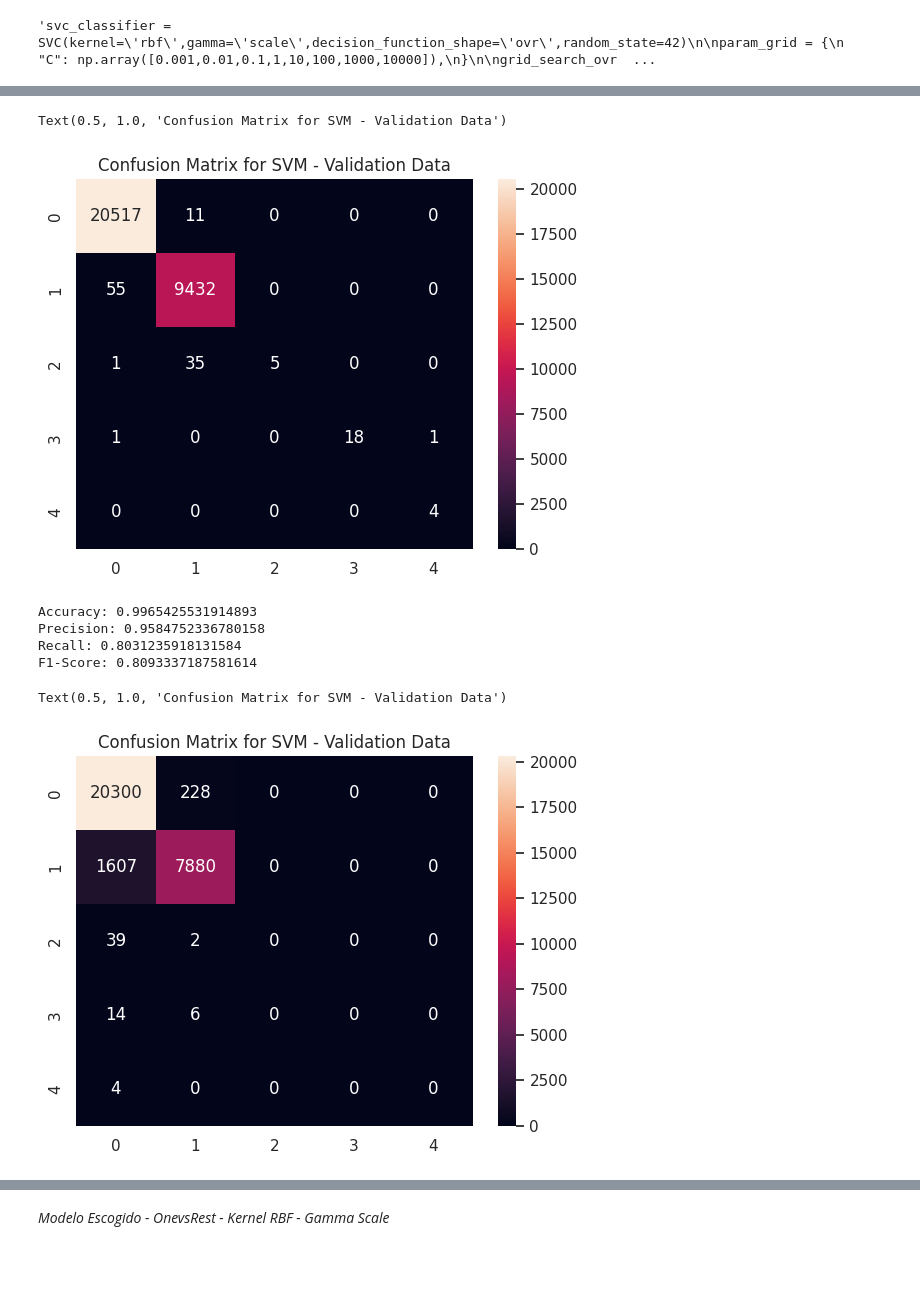
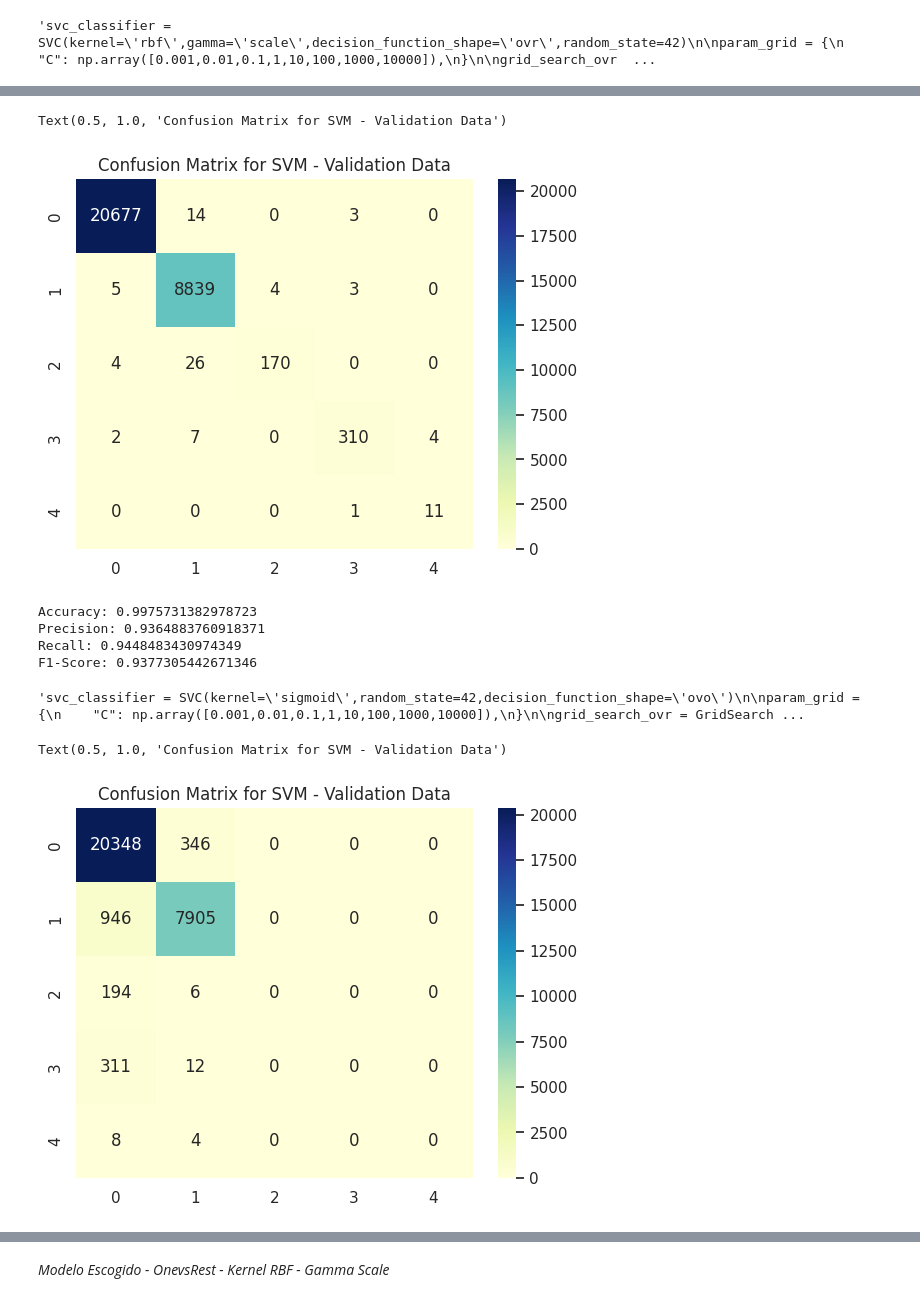
Before and after one commit to santyxd3000/Undergraduate-Project, a Jupyter notebook: Classifying_Models.ipynb, the cells around one changed output, grey strips where cells are left out. Saved outputs shown, nothing was run; the diff lists cells and outputs as text; code cells hidden in the pictures; blank space fills up the shorter version.

```diff
--- a/Classifying_Models.ipynb
+++ b/Classifying_Models.ipynb
@@ -83,7 +83,7 @@ GPU: [PhysicalDevice(name='/physical_device:GPU:0', device_type='GPU')]
 Num GPUs: 1
 # %%
 #Leer datos etiquetados
-df = pd.read_csv('df_with_labels.csv',sep=';').dropna()
+df = pd.read_csv('df_with_labels_ae11.csv',sep=';').dropna()
 # %%
 #Counting each item
 print(sorted(Counter(df['Label']).items()))
@@ -602,12 +614,12 @@ best_svm_5_val_pred = best_svm_5.predict(x_val)
 # %%
 from sklearn.metrics import confusion_matrix, ConfusionMatrixDisplay
 
 cm = confusion_matrix(y_val, best_svm_5_val_pred)
-sns.heatmap(cm,annot=True, fmt='g')
+sns.heatmap(cm,annot=True, fmt='g',cmap='YlGnBu')
 plt.title('Confusion Matrix for SVM - Validation Data')
 # %% [output]
 Text(0.5, 1.0, 'Confusion Matrix for SVM - Validation Data')
-[figure, old version]
+[figure, new version]
 # %%
 from sklearn.metrics import accuracy_score, precision_score, recall_score, f1_score
 accuracy = accuracy_score(y_val, best_svm_5_val_pred)
@@ -620,10 +632,10 @@ print("Precision: "+ str(precision))
 print("Recall: "+ str(recall))
 print("F1-Score: "+ str(f1_score))
 # %% [output]
-Accuracy: 0.9965425531914893
-Precision: 0.9584752336780158
-Recall: 0.8031235918131584
-F1-Score: 0.8093337187581614
+Accuracy: 0.9975731382978723
+Precision: 0.9364883760918371
+Recall: 0.9448483430974349
+F1-Score: 0.9377305442671346
 # %%
 """svc_classifier = SVC(kernel='sigmoid',random_state=42,decision_function_shape='ovo')
 
@@ -636,6 +648,8 @@ grid_search_ovr = GridSearchCV(svc_classifier, param_grid, scoring='accuracy', c
 grid_search_ovr.fit(x_train, y_train)
 
 print("Best Parameters for SVM with One vs One Classification and Sigmoid Kernel: ", grid_search_ovr.best_params_)"""
+# %% [output]
+'svc_classifier = SVC(kernel=\'sigmoid\',random_state=42,decision_function_shape=\'ovo\')\n\nparam_grid = {\n    "C": np.array([0.001,0.01,0.1,1,10,100,1000,10000]),\n}\n\ngrid_search_ovr = GridSearch ...
 # %%
 best_svm_6 = OneVsOneClassifier(SVC(kernel='sigmoid',random_state=42,C=0.001))
 best_svm_6.fit(x_train,y_train)
@@ -644,11 +658,11 @@ best_svm_6_val_pred = best_svm_6.predict(x_val)
 from sklearn.metrics import confusion_matrix, ConfusionMatrixDisplay
 
 cm = confusion_matrix(y_val, best_svm_6_val_pred)
-sns.heatmap(cm,annot=True, fmt='g')
+sns.heatmap(cm,annot=True, fmt='g',cmap='YlGnBu')
 plt.title('Confusion Matrix for SVM - Validation Data')
 # %% [output]
 Text(0.5, 1.0, 'Confusion Matrix for SVM - Validation Data')
-[figure, old version]
+[figure, new version]
 # %%
 from sklearn.metrics import accuracy_score, precision_score, recall_score, f1_score
 accuracy = accuracy_score(y_val, best_svm_6_val_pred)
```
Also changed, not shown: parts of 36 cells of this notebook.
